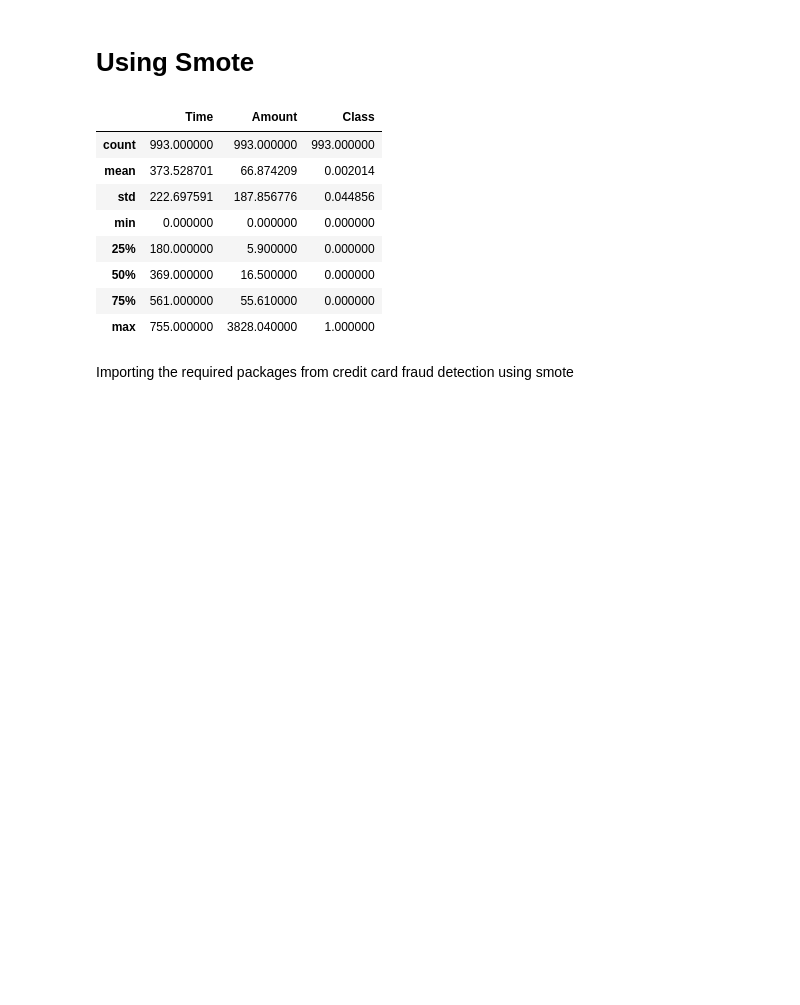
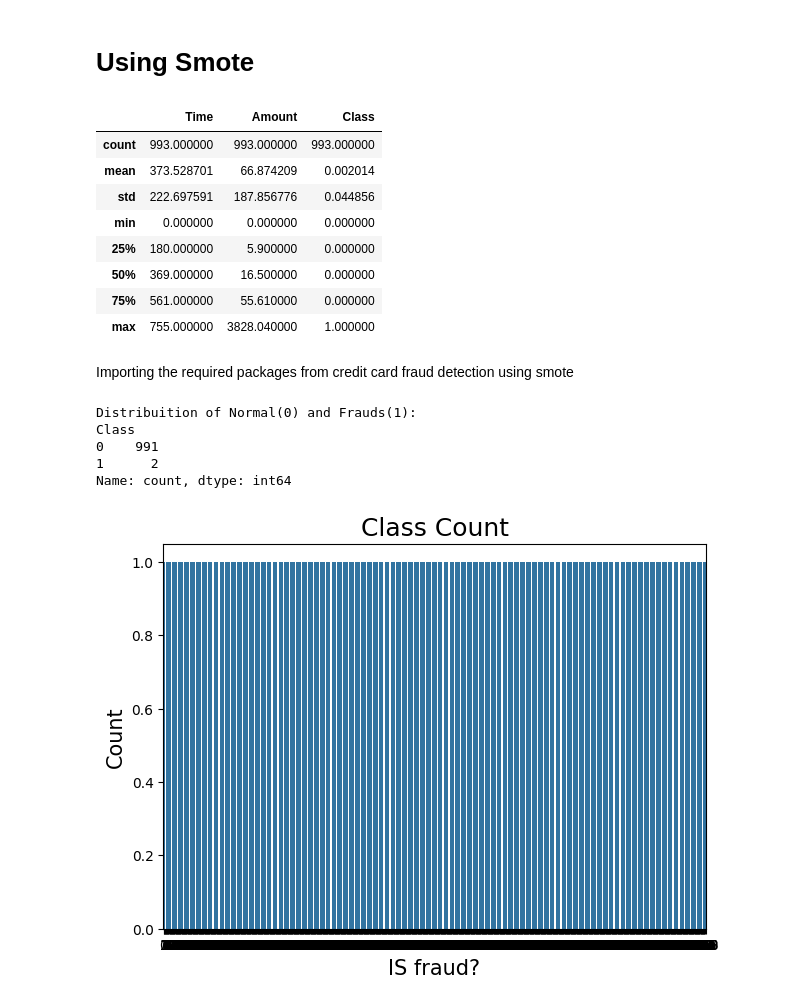
Before and after one commit to gsaiganesh283/Credit_Card_Fraud_Detection, a Jupyter notebook: Credit_Card_Fraud_Detection.ipynb, the cells around one changed output. Saved outputs shown, nothing was run; the diff lists cells and outputs as text; code cells hidden in the pictures; blank space fills up the shorter version.

Commit message:
Diff between normal and Fraud

```diff
--- a/Credit_Card_Fraud_Detection.ipynb
+++ b/Credit_Card_Fraud_Detection.ipynb
@@ -156,3 +156,21 @@ Importing the required packages from credit card fraud detection using smote
 import seaborn as sns
 import matplotlib.pyplot as plt
 import matplotlib.gridspec as gridspec
+# %%
+# Difference between Normal and Fraud Transactions
+print("Distribuition of Normal(0) and Frauds(1): ")
+print(data["Class"].value_counts())
+
+plt.figure(figsize=(7,5))
+sns.countplot(data['Class'])
+plt.title("Class Count", fontsize=18)
+plt.xlabel("IS fraud?",fontsize=15)
+plt.ylabel("Count",fontsize=15)
+plt.show()
+# %% [output]
+Distribuition of Normal(0) and Frauds(1):
+Class
+0    991
+1      2
+Name: count, dtype: int64
+[figure, added]
```
